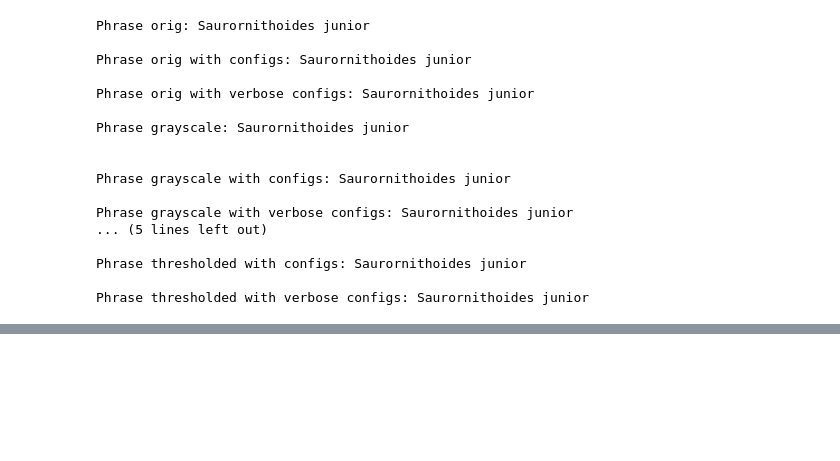
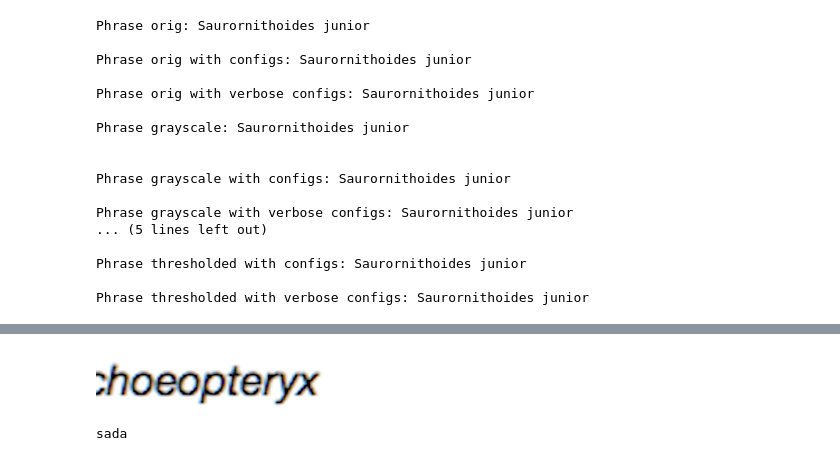
Before and after one commit to HackTheDinos/RC-Tree, a Jupyter notebook: ocr-test.ipynb, the cells around one changed output, grey strips where cells are left out. Drawn from its saved outputs; the diff is of its cells as text; code cells hidden in the pictures; blank space fills up the shorter version.

```diff
--- a/ocr-test.ipynb
+++ b/ocr-test.ipynb
@@ -194,0 +223,10 @@ Phrase thresholded with verbose configs: Archoeopteryx lithograph/ca
+# %%
+image = Image.fromarray(im)
+image.crop((70,10,300,69))
+# %% [output]
+[figure, added]
+# %%
+im.shape
+print "sada"
+# %% [output]
+sada
```
Also changed, not shown: parts of 10 cells of this notebook.
